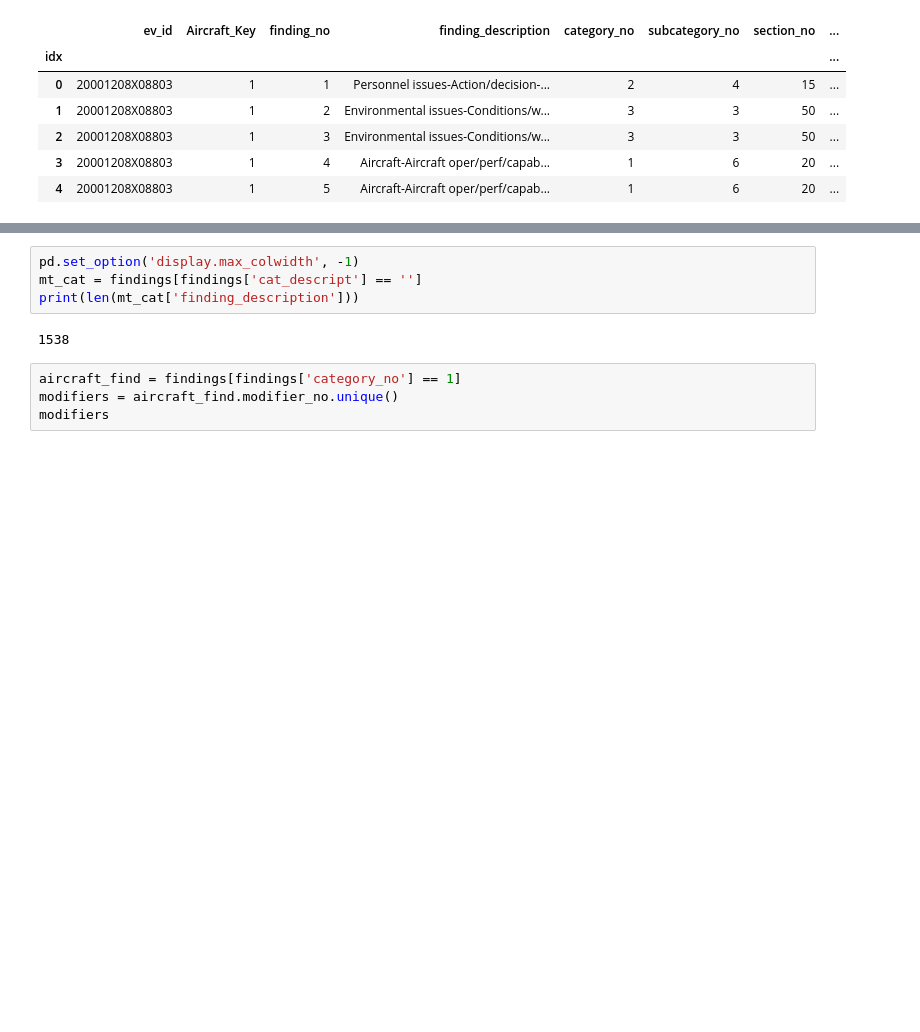
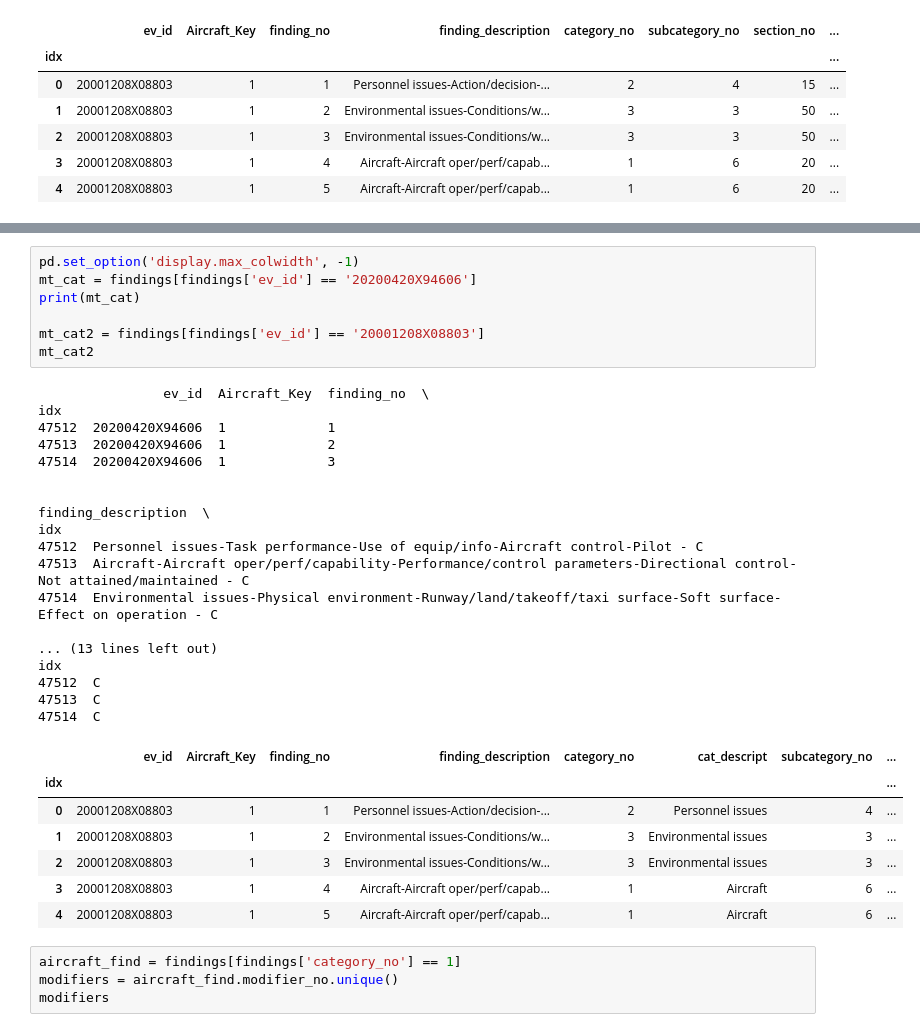
Before and after one commit to birr-data/capstone2, a Jupyter notebook: notebooks/1.2-mjg-data-wrangling.ipynb, the cells around one changed output, grey strips where cells are left out. Drawn from its saved outputs; the diff is of its cells as text; blank space fills up the shorter version.

```diff
--- a/notebooks/1.2-mjg-data-wrangling.ipynb
+++ b/notebooks/1.2-mjg-data-wrangling.ipynb
@@ -934,9 +960,35 @@ VBox(children=(Tab(children=(Tab(children=(GridBox(children=(VBox(children=(Grid
 # %%
 pd.set_option('display.max_colwidth', -1)
-mt_cat = findings[findings['cat_descript'] == '']
-print(len(mt_cat['finding_description']))
+mt_cat = findings[findings['ev_id'] == '20200420X94606']
+print(mt_cat)
+
+mt_cat2 = findings[findings['ev_id'] == '20001208X08803']
+mt_cat2
 # %% [output]
-1538
+                ev_id  Aircraft_Key  finding_no  \
+idx
+47512  20200420X94606  1             1
+47513  20200420X94606  1             2
+47514  20200420X94606  1             3
+
+                                                                                                         finding_description  \
+idx
+47512  Personnel issues-Task performance-Use of equip/info-Aircraft control-Pilot - C
+47513  Aircraft-Aircraft oper/perf/capability-Performance/control parameters-Directional control-Not attained/maintained - C
+47514  Environmental issues-Physical environment-Runway/land/takeoff/taxi surface-Soft surface-Effect on operation - C
+
+... (13 lines left out)
+idx
+47512  C
+47513  C
+47514  C
+|  | ev_id | Aircraft_Key | finding_no | finding_description | category_no | cat_descript | subcategory_no | ... |
+| idx |  |  |  |  |  |  |  | ... |
+| 0 | 20001208X08803 | 1 | 1 | Personnel issues-Action/decision-... | 2 | Personnel issues | 4 | ... |
+| 1 | 20001208X08803 | 1 | 2 | Environmental issues-Conditions/w... | 3 | Environmental issues | 3 | ... |
+| 2 | 20001208X08803 | 1 | 3 | Environmental issues-Conditions/w... | 3 | Environmental issues | 3 | ... |
+| 3 | 20001208X08803 | 1 | 4 | Aircraft-Aircraft oper/perf/capab... | 1 | Aircraft | 6 | ... |
+| 4 | 20001208X08803 | 1 | 5 | Aircraft-Aircraft oper/perf/capab... | 1 | Aircraft | 6 | ... |
 # %%
 aircraft_find = findings[findings['category_no'] == 1]
 modifiers = aircraft_find.modifier_no.unique()
```
Also changed, not shown: parts of 6 cells of this notebook.
